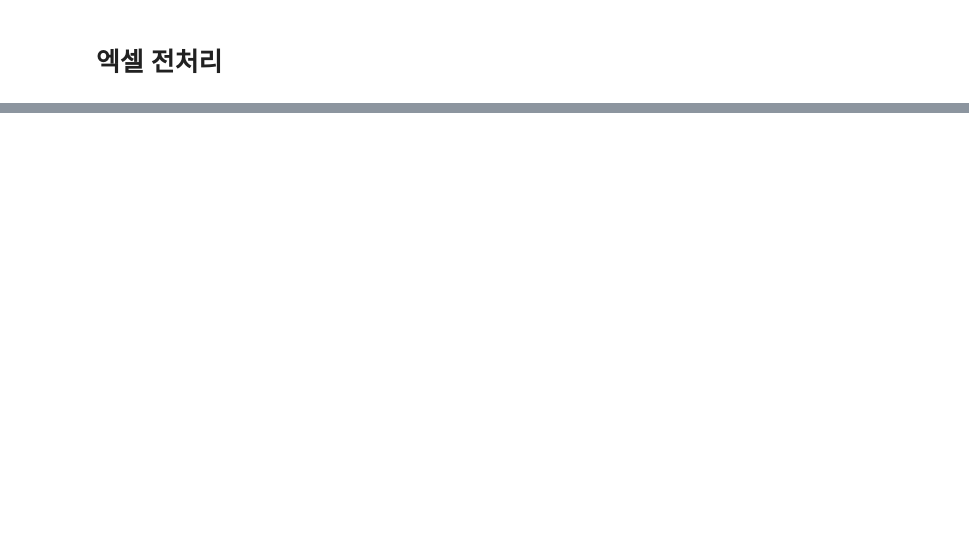
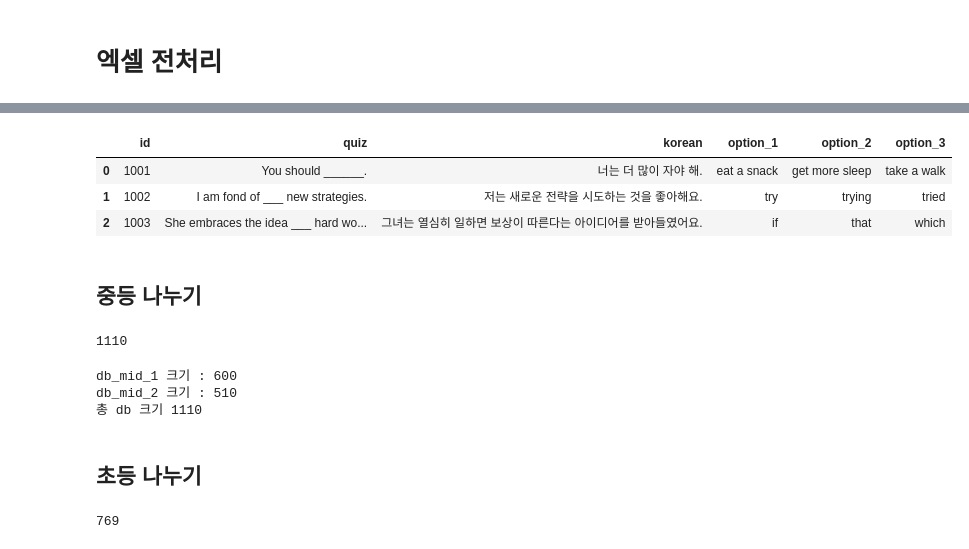
Before and after one commit to tiagyu/WeaversMind, a Jupyter notebook: Check_Valid/PreviewQuiz_check_valid.ipynb, the cells around one changed output, grey strips where cells are left out. Saved outputs shown, nothing was run; the diff lists cells and outputs as text; code cells hidden in the pictures; blank space fills up the shorter version.

```diff
--- a/Check_Valid/PreviewQuiz_check_valid.ipynb
+++ b/Check_Valid/PreviewQuiz_check_valid.ipynb
@@ -448,4 +684,5 @@ answer_duplication_check_quiz2(sample)
 # %%
 import pandas as pd
 db_mid = pd.read_csv("DB_MID.csv")
-db_mid.columns
+db_elem = pd.read_csv("DB_Elem.csv")
+db_high = pd.read_csv("DB_High.csv")
@@ -471,2 +742,12 @@ db_mid.drop(columns=drop_col, inplace=True)
+# %%
+drop_col_high = ['textbook ID', '제목', '출판사', '교육과정', 'Lesson', '구분',
+       'title', 'new_DES', 'DESCRIPTION', 'Key Expression (영어)',
+       'Key Expression (한국어)', 'Sub Expression (영어)', 'Sub Expression (한국어)',
+       '학습목표',
+       'Answer 1', 'Index 1', 'Quiz 2', 'Korean 2', 'Option 2-1', 'Option 2-2',
+       'Option 2-3', 'Answer 2', 'Index 2', '샘플 스크립트 (영어)', '샘플 스크립트 (한국어)',
+       'Unnamed: 31', 'STRUCTURE - Title, New Desc 작업용', 'Unnamed: 33',
+       'Unnamed: 34', 'Unnamed: 35']
+db_high.drop(columns=drop_col_high, inplace=True)
 # %%
 db_mid = db_mid.rename(columns={
@@ -493,0 +782,45 @@ db_mid[:100].to_csv("test1.csv", encoding="utf-8-sig", index=True)
+# %%
+db_high = db_high.rename(columns={
+    'curriculum id' : "id",
+    'Quiz 1' : "quiz",
+    'Korean 1' : "korean",
+    'Option 1-1' : "option_1",
+    'Option 1-2' : "option_2",
+    'Option 1-3' : "option_3",
+})
+db_high.head(3)
+# %% [output]
+|  | id | quiz | korean | option_1 | option_2 | option_3 |
+| 0 | 1001 | You should ______. | 너는 더 많이 자야 해. | eat a snack | get more sleep | take a walk |
+| 1 | 1002 | I am fond of ___ new strategies. | 저는 새로운 전략을 시도하는 것을 좋아해요. | try | trying | tried |
+| 2 | 1003 | She embraces the idea ___ hard wo... | 그녀는 열심히 일하면 보상이 따른다는 아이디어를 받아들였어요. | if | that | which |
+# %% [markdown]
+## 중등 나누기
+# %%
+len(db_mid)
+# %% [output]
+1110
+# %%
+db_mid_1 = db_mid[:600]
+db_mid_2 = db_mid[600:]
+
+print(f"db_mid_1 크기 : {len(db_mid_1)}")
+print(f"db_mid_2 크기 : {len(db_mid_2)}")
+print(f"총 db 크기 {len(db_mid_1) + len(db_mid_2)}")
+
+# csv 파일 만들기
+db_mid_1.to_csv("Quiz1_MID_Duplicate_check_1.csv", encoding="utf-8-sig", index=False)
+db_mid_2.to_csv("Quiz1_MID_Duplicate_check_2.csv", encoding="utf-8-sig", index=False)
+# %% [output]
+db_mid_1 크기 : 600
+db_mid_2 크기 : 510
+총 db 크기 1110
+# %% [markdown]
+## 초등 나누기
+# %%
+print(len(db_elem))
+
+# csv 파일 만들기
+db_elem.to_csv("Quiz1_ELEM_Duplicate_check.csv", encoding="utf-8-sig", index=False)
+# %% [output]
+769
```
Also changed, not shown: parts of 53 cells of this notebook.
